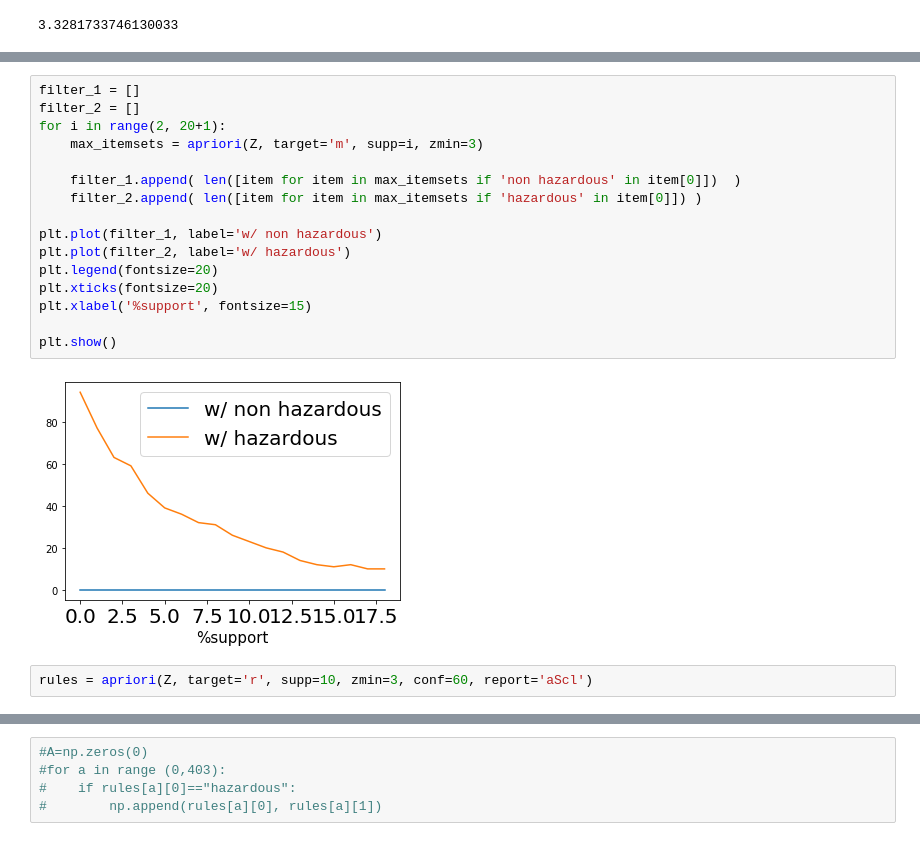
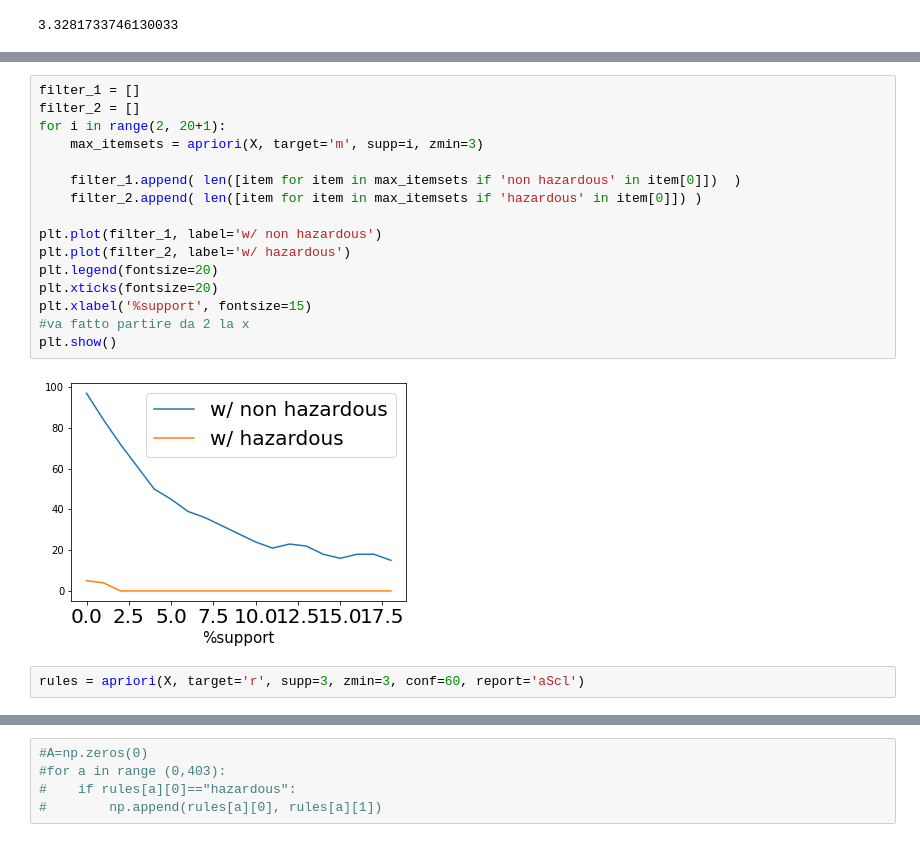
Before and after one commit to Grade0/DM-I, a Jupyter notebook: pattern mining.ipynb, the cells around one changed output, grey strips where cells are left out. Cells and saved outputs as stored; diff of their text form.

```diff
--- a/pattern mining.ipynb
+++ b/pattern mining.ipynb
@@ -196,23 +193,23 @@ plt.show()
 # %%
 filter_1 = []
 filter_2 = []
 for i in range(2, 20+1):
-    max_itemsets = apriori(Z, target='m', supp=i, zmin=3)
+    max_itemsets = apriori(X, target='m', supp=i, zmin=3)
 
     filter_1.append( len([item for item in max_itemsets if 'non hazardous' in item[0]])  )
     filter_2.append( len([item for item in max_itemsets if 'hazardous' in item[0]]) )
 
 plt.plot(filter_1, label='w/ non hazardous')
 plt.plot(filter_2, label='w/ hazardous')
 plt.legend(fontsize=20)
 plt.xticks(fontsize=20)
 plt.xlabel('%support', fontsize=15)
-
+#va fatto partire da 2 la x
 plt.show()
 # %% [output]
-[figure, old version]
+[figure, new version]
 # %%
-rules = apriori(Z, target='r', supp=10, zmin=3, conf=60, report='aScl')
+rules = apriori(X, target='r', supp=3, zmin=3, conf=60, report='aScl')
 # %%
 len (rules)
 # %% [output]
```
Also changed, not shown: parts of 25 cells of this notebook.
